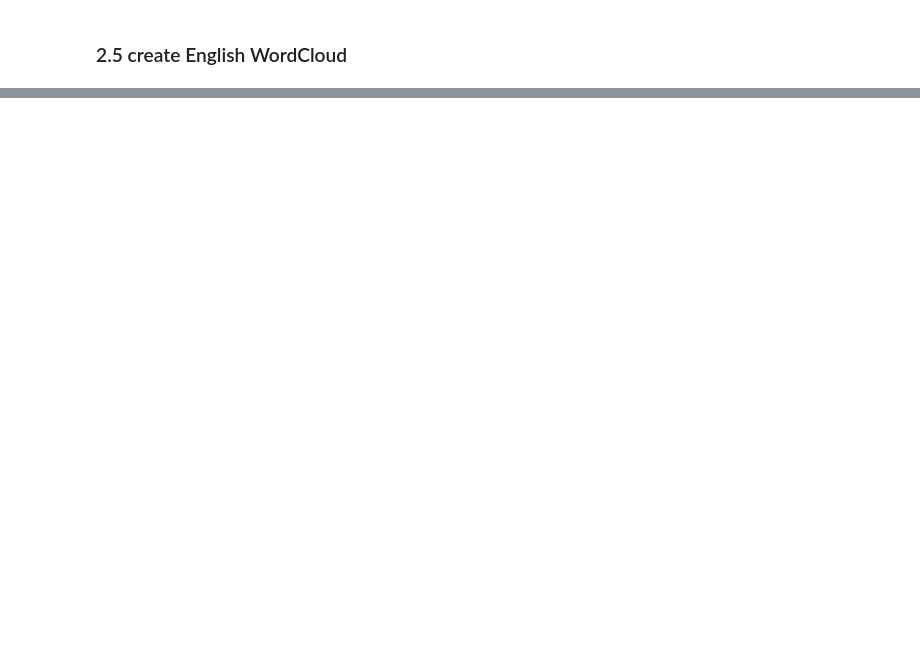
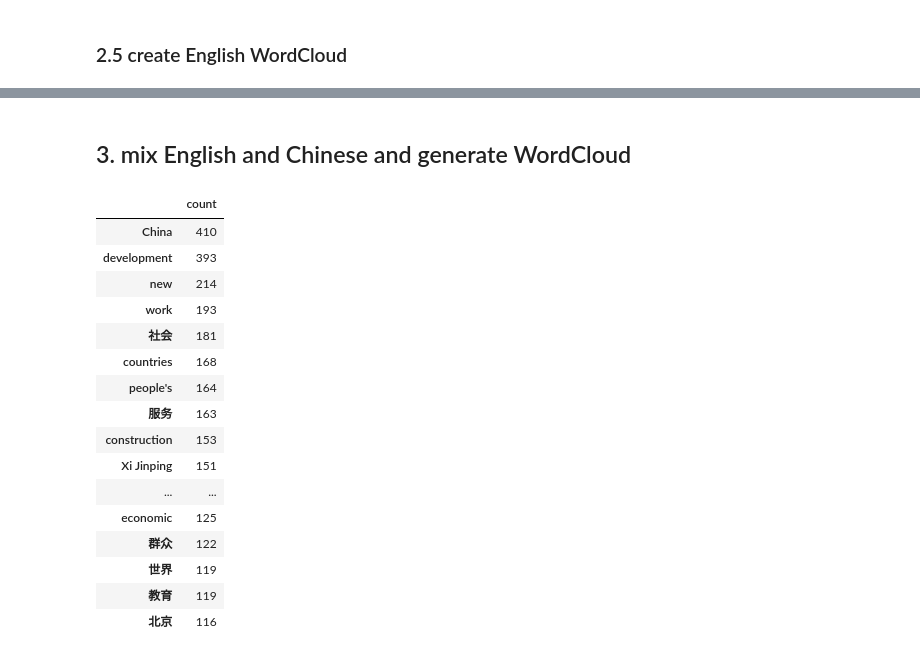
Before and after one commit to Concyclics/NewsPaperSpider, a Jupyter notebook: people-s-daily-keyword-cloud.ipynb, the cells around one changed output, grey strips where cells are left out. Cells and saved outputs as stored; diff of their text form; code cells hidden in the pictures; blank space fills up the shorter version.

```diff
--- a/people-s-daily-keyword-cloud.ipynb
+++ b/people-s-daily-keyword-cloud.ipynb
@@ -474,0 +438,35 @@ plt.show()
+# %% [markdown]
+## 3. mix English and Chinese and generate WordCloud
+# %%
+from random import choice
+Rand_word_count={}
+for word in word_ds.head(50).index:
+    if choice(['En','Zh']) == 'En':
+        Rand_word_count[removeElse(translator(word))]=word_count[word]
+    else:
+        Rand_word_count[word]=word_count[word]
+
+Rand_word_ds=pd.DataFrame(Rand_word_count,index=[0])
+Rand_word_ds=Rand_word_ds.T
+Rand_word_ds.columns=['count']
+
+Rand_word_ds.sort_values(by=['count'],ascending=False,inplace=True)
+Rand_word_ds.head(20)
+# %% [output]
+|  | count |
+| China | 410 |
+| development | 393 |
+| new | 214 |
+| work | 193 |
+| 社会 | 181 |
+| countries | 168 |
+| people's | 164 |
+| 服务 | 163 |
+| construction | 153 |
+| Xi Jinping | 151 |
+| ... | ... |
+| economic | 125 |
+| 群众 | 122 |
+| 世界 | 119 |
+| 教育 | 119 |
+| 北京 | 116 |
```
Also changed, not shown: parts of 19 cells of this notebook.
